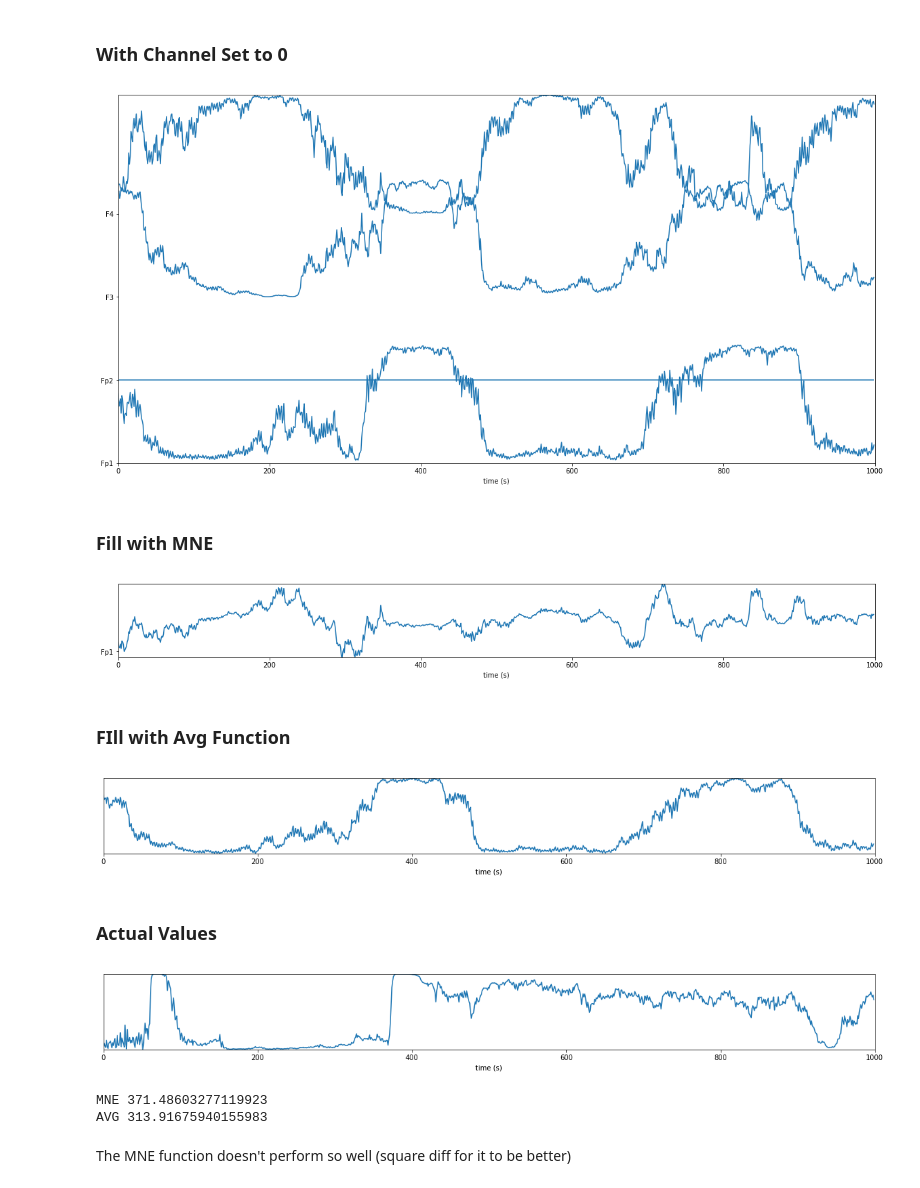
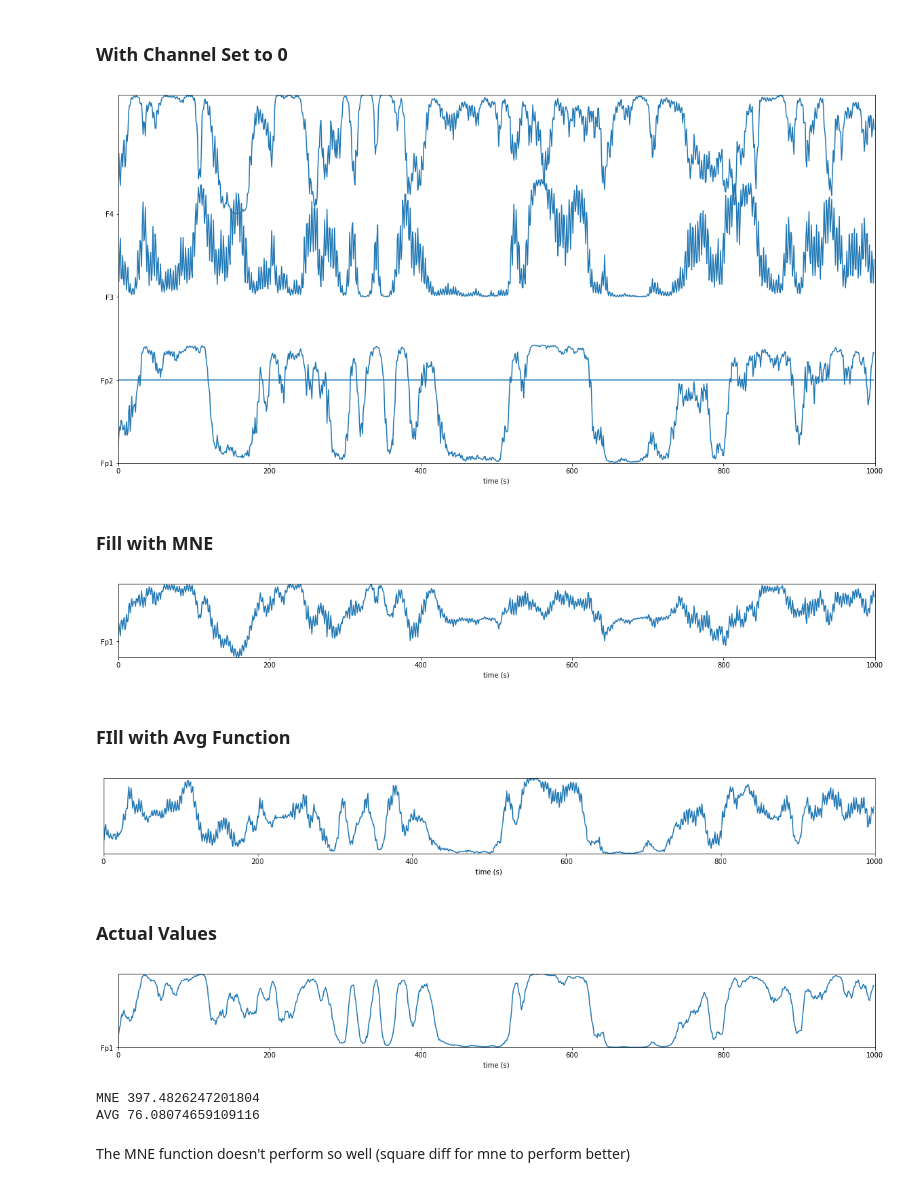
Before and after one commit to DanielLongo/NeuralFill, a Jupyter notebook: denoise/interpolate bad channels .ipynb, the cells around one changed output. Cells and saved outputs as stored; diff of their text form; code cells hidden in the pictures.

```diff
--- a/denoise/interpolate bad channels .ipynb
+++ b/denoise/interpolate bad channels .ipynb
@@ -22,7 +22,7 @@ from utils import interpolate_signals
 # %%
 dataset = EEGDatasetMc(TRAIN_FILES_CSV, max_num_examples=10, select_channels=[0,1,3,4])
 # %%
-i = 2
+i = 3
 sample_data = dataset[i].numpy()
 sample_data = sample_data
 sample_data[1] *= 0 # noisify middle channel]
@@ -51,7 +51,7 @@ x, _ = grad_data[:]
 stacklineplot.stackplot(x, ylabels=ch_names)
 # stacklineplot.stackplot(x[1:2], ylabels=ch_names)
 # %% [output]
-[figure, old version]
+[figure, new version]
 # %% [markdown]
 ### Fill with MNE
 # %%
@@ -60,7 +60,7 @@ y, _ = grad_data_interp[:]
 # stacklineplot.stackplot(y, ylabels=ch_names)
 stacklineplot.stackplot(y[1:2], ylabels=ch_names)
 # %% [output]
-[figure, old version]
+[figure, new version]
 # %% [markdown]
 ### FIll with Avg Function
 # %%
@@ -71,21 +71,21 @@ y_avg[1] = y_avg_missing
 # stacklineplot.stackplot(y_avg, ylabels=ch_names)
 stacklineplot.stackplot(y_avg[1:2], ylabels=ch_names)
 # %% [output]
-[figure, old version]
+[figure, new version]
 # %% [markdown]
 ### Actual Values
 # %%
 plt.rcParams['figure.figsize'] = [20, 2]
 # stacklineplot.stackplot(dataset[0].numpy(), ylabels=ch_names)
-stacklineplot.stackplot(dataset[0].numpy()[1:2], ylabels=ch_names)
+stacklineplot.stackplot(dataset[i].numpy()[1:2], ylabels=ch_names)
 # %% [output]
-[figure, old version]
+[figure, new version]
 # %%
-actual_missing = dataset[1].numpy()
+actual_missing = dataset[i].numpy()
 print("MNE", np.sum(np.abs(actual_missing[1] - y[1])))
 print("AVG", np.sum(np.abs(actual_missing[1] - y_avg[1])))
 # %% [output]
-MNE 371.48603277119923
-AVG 313.91675940155983
+MNE 397.4826247201804
+AVG 76.08074659109116
 # %% [markdown]
-The MNE function doesn't perform so well (square diff for it to be better)
+The MNE function doesn't perform so well (square diff for mne to perform better)
```
